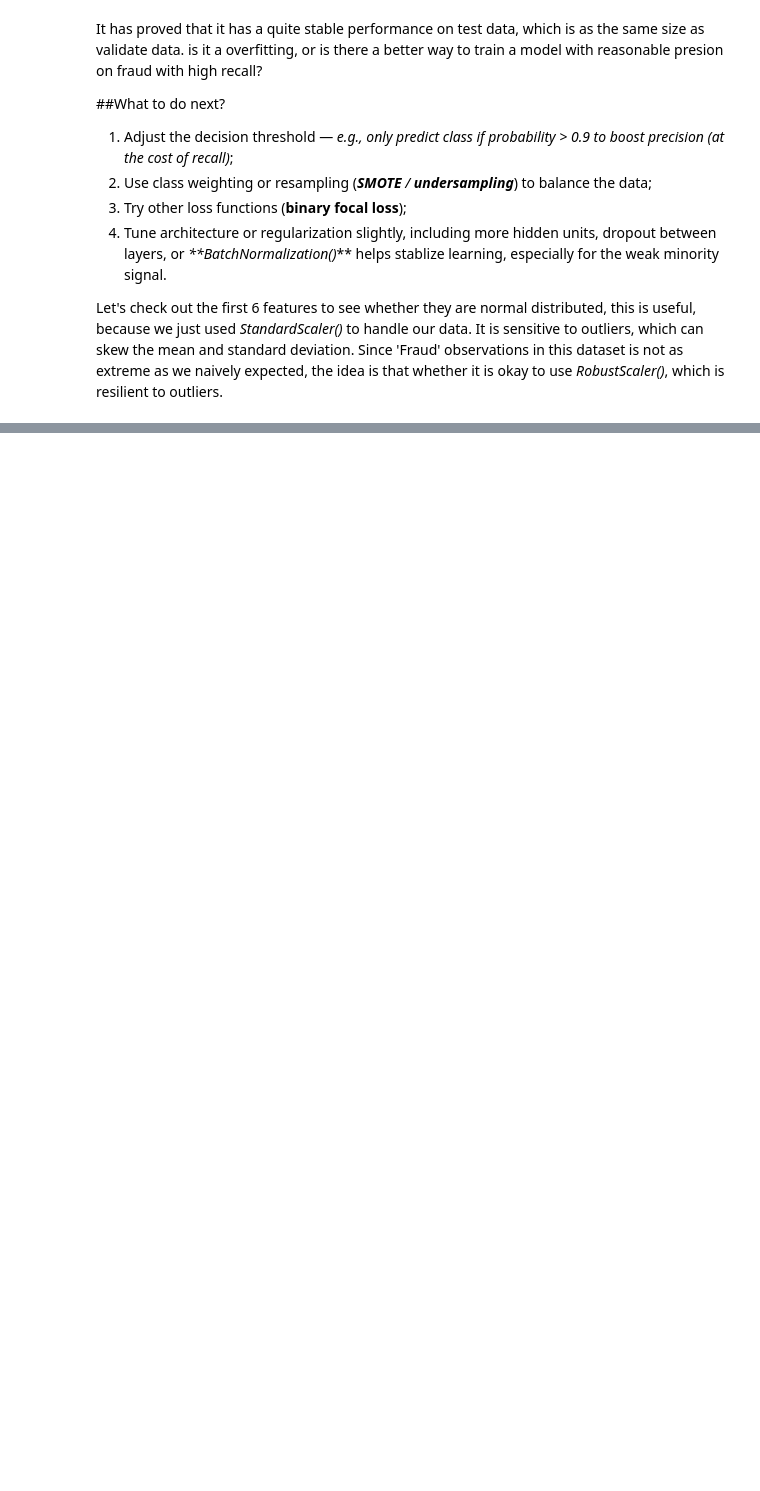
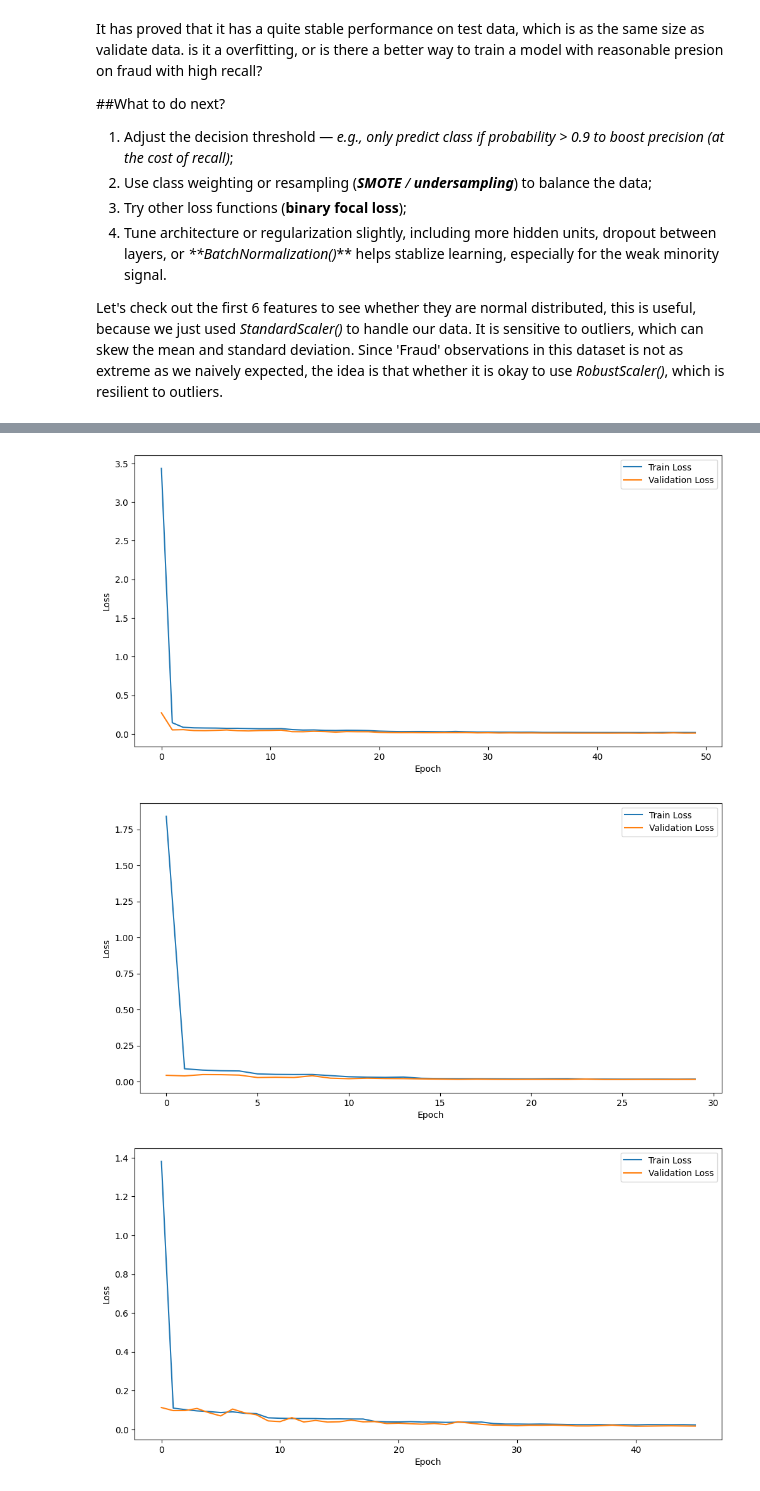
Before and after one commit to zcry332/Neural_Network, a Jupyter notebook: NN_BankingProject_G3.ipynb, the cells around one changed output, grey strips where cells are left out. Saved outputs shown, nothing was run; the diff lists cells and outputs as text; code cells hidden in the pictures; blank space fills up the shorter version.

```diff
--- a/NN_BankingProject_G3.ipynb
+++ b/NN_BankingProject_G3.ipynb
@@ -441,15 +452,15 @@ def create_FFNN_v2(input_dim, loss_function):
       keras.Input(shape=(input_dim,)),
 
       # hidden layer 1
-      layers.Dense(64, kernel_initializer='he_normal', kernel_regularizer=keras.regularizers.l2(0.001)),
+      layers.Dense(64, kernel_initializer='he_normal', kernel_regularizer=keras.regularizers.l2(0.1)),
       layers.BatchNormalization(),
       layers.LeakyReLU(negative_slope=0.1),
       layers.Dropout(0.3),
 
       # hidden layer 2
-      layers.Dense(32, kernel_initializer='he_normal', kernel_regularizer=keras.regularizers.l2(0.001)),
+      layers.Dense(32, kernel_initializer='he_normal', kernel_regularizer=keras.regularizers.l2(0.01)),
       layers.BatchNormalization(),
-      layers.LeakyReLU(negative_slope=0.1),
+      layers.LeakyReLU(negative_slope=0.01),
       layers.Dropout(0.3),
 
       # hidden layer 3
@@ -559,0 +618,2 @@ Confusion Matrix:
+# %%
+model_v6, hist_v6, v6_mean, v6_std = cross_val_train(X_sorted_train, y_sorted_train, 50, 128, 'binary_crossentropy', use_smote=True, use_class_weights = False)
@@ -559,0 +753,7 @@ Confusion Matrix:
+# %%
+for i, history in enumerate(hist_v6):
+  plot_loss(history)
+# %% [output]
+[figure, added]
+[figure, added]
+[figure, added]
```
Also changed, not shown: parts of 32 cells of this notebook.
